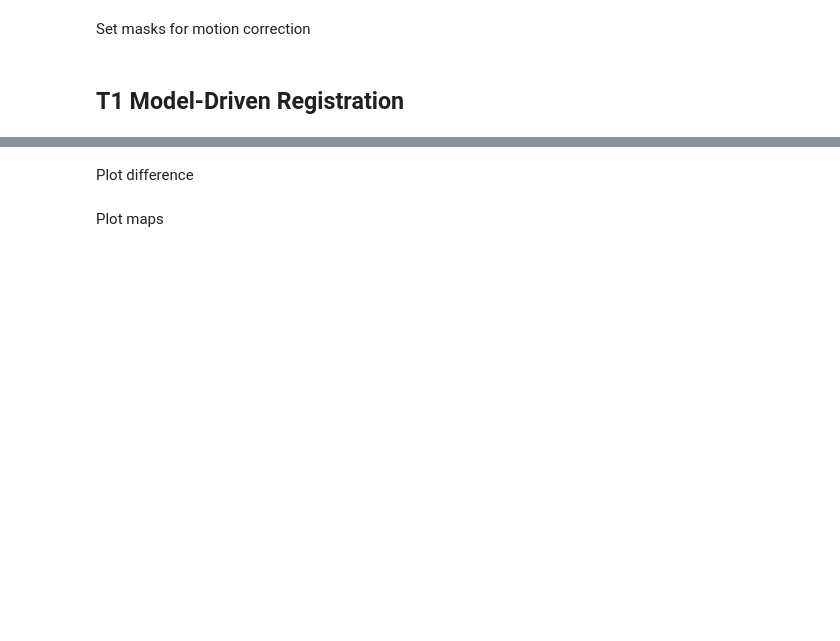
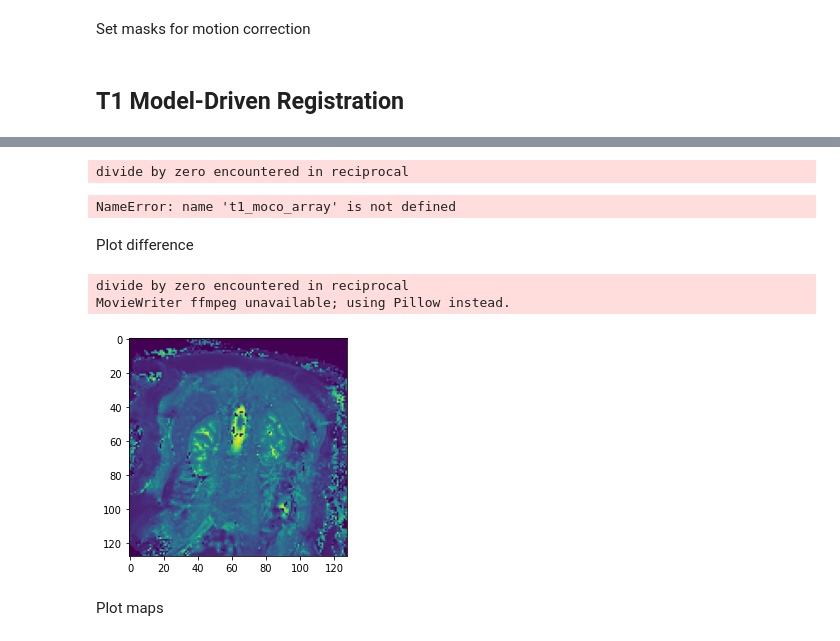
Before and after one commit to UKRIN-MAPS/ukat, a Jupyter notebook: tutorials/motion_correction.ipynb, the cells around one changed output, grey strips where cells are left out. Saved outputs shown, nothing was run; the diff lists cells and outputs as text; code cells hidden in the pictures; blank space fills up the shorter version.

```diff
--- a/tutorials/motion_correction.ipynb
+++ b/tutorials/motion_correction.ipynb
@@ -119,13 +111,32 @@ MovieWriter ffmpeg unavailable; using Pillow instead.
 # %%
 # Calculate maps from the original T1 sequence save as niftis
-t1_mapper = T1(magnitude_corrected, ti, affine=affine_t1, multithread=True, parameters=2)
+t1_mapper = T1(magnitude_corrected, ti, affine=affine_t1, multithread=False, parameters=3)
 t1_mapper.to_nifti(output_directory=OUTPUT_DIR, base_file_name='T1_original', maps='all')
 
 # Calculate maps from the motion corrected T1 sequence and save as niftis
-t1_moco_mapper = T1(t1_moco_array, ti, affine=affine_t1, multithread=True, parameters=2)
+t1_moco_mapper = T1(t1_moco_array, ti, affine=affine_t1, multithread=False, parameters=3)
 t1_moco_mapper.to_nifti(output_directory=OUTPUT_DIR, base_file_name='T1_moco', maps='all')
+# %% [output]
+divide by zero encountered in reciprocal
+NameError: name 't1_moco_array' is not defined
 # %% [markdown]
 Plot difference
+# %%
+# Calculate and save to GIF
+t1_mapper_moco = T1(magnitude_corrected, ti, affine=affine_t1, multithread=False, parameters=3)
+t1_mapper_moco.to_nifti(output_directory=OUTPUT_DIR, base_file_name='T1_moco', maps='all')
+
+t1_map = t1_mapper_moco.t1_map
+from MDR.Tools import export_animation
+if len(np.shape(t1_map)) == 4:
+    slice_number = int(np.shape(t1_map)[2] / 2)
+    t1_map = t1_map[:, :, slice_number, :]
+t1_map = np.rot90(t1_map)
+export_animation(t1_map, OUTPUT_DIR, 'T1_moco_t1_map')
+# %% [output]
+divide by zero encountered in reciprocal
+MovieWriter ffmpeg unavailable; using Pillow instead.
+[figure, added]
 # %% [markdown]
 Plot maps
 # %%
```
Also changed, not shown: parts of 6 cells of this notebook, 1 other file.
